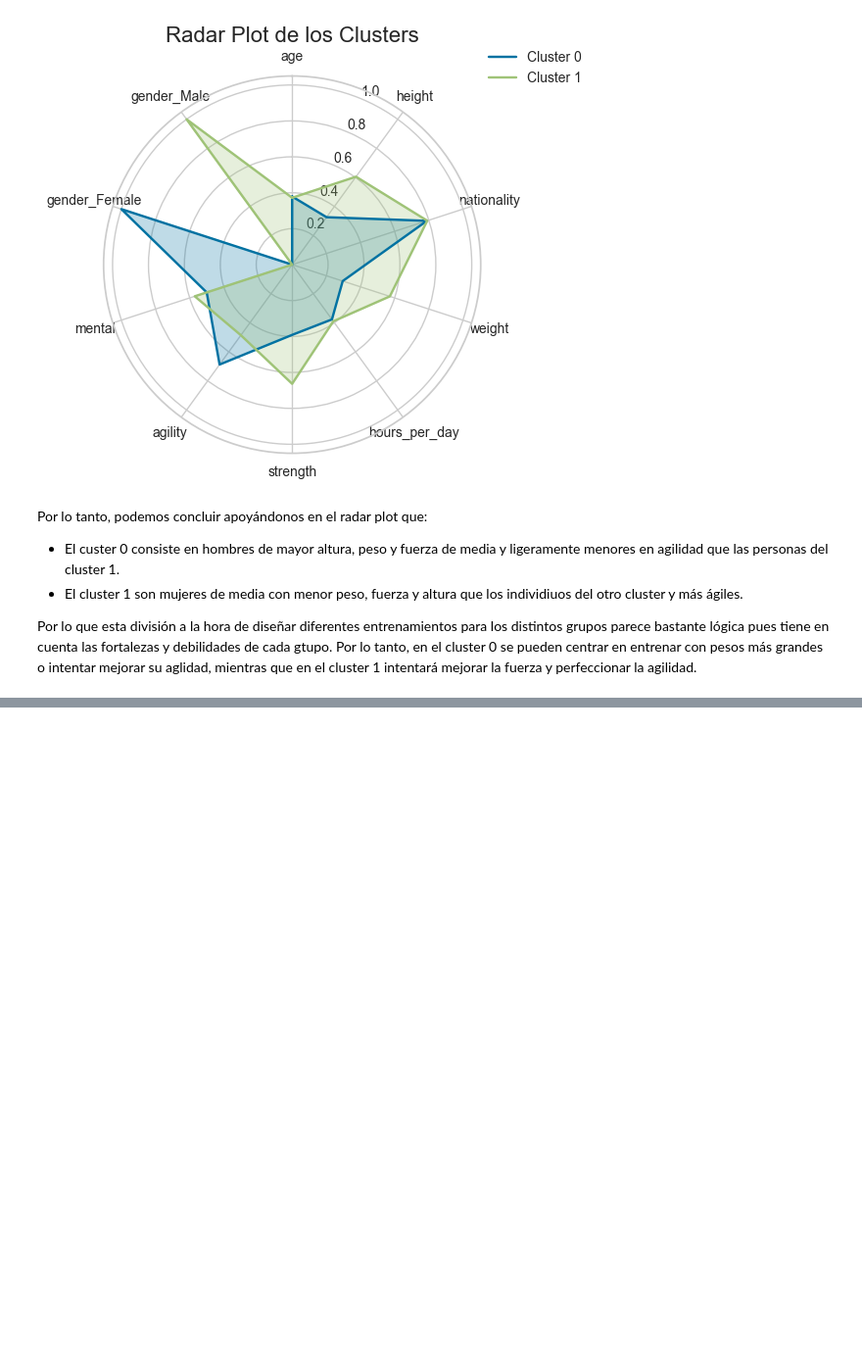
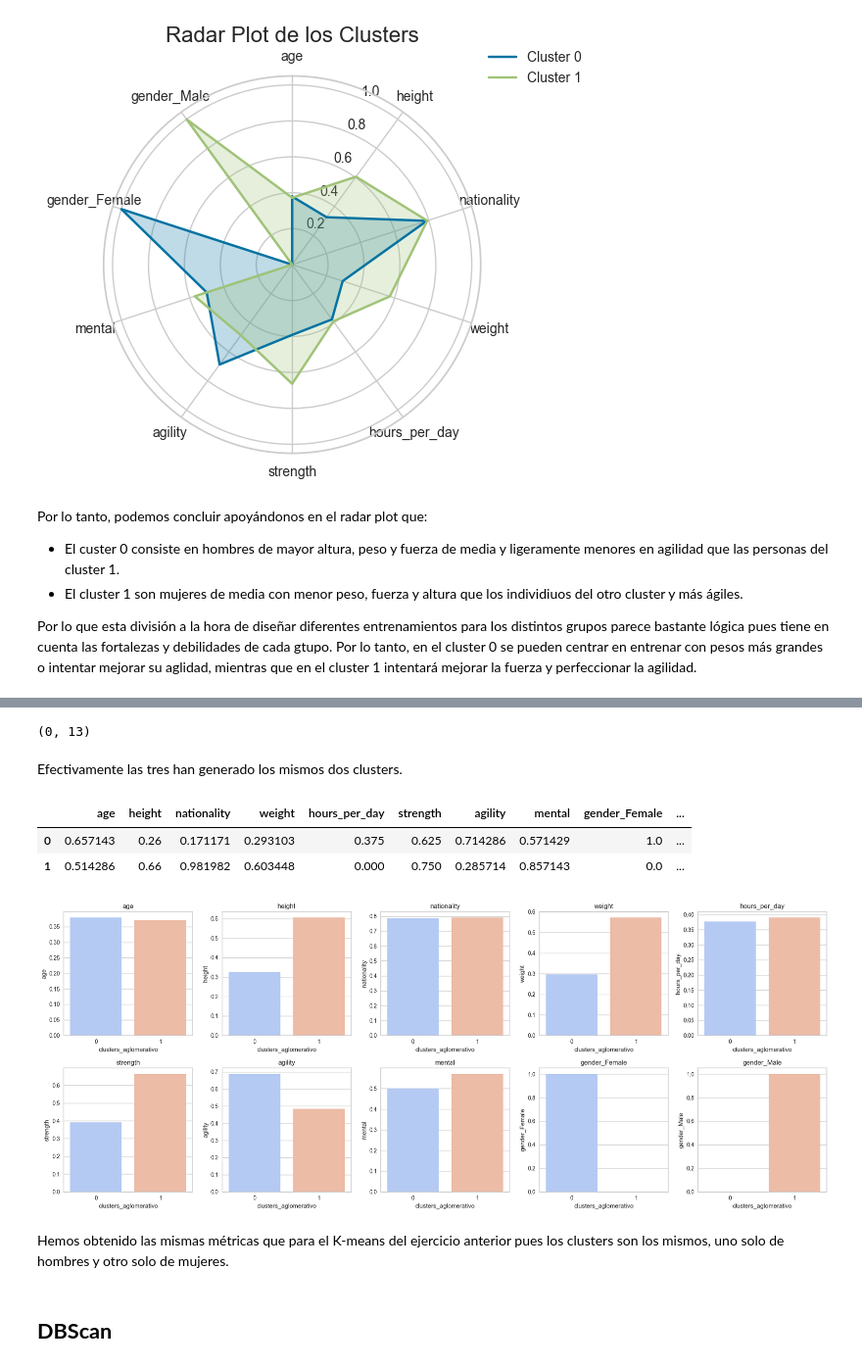
Before and after one commit to elenacano/laboratorio-modulo9-leccion01-clustering, a Jupyter notebook: laboratorio-clustering.ipynb, the cells around one changed output, grey strips where cells are left out. Shown at 98% size. Drawn from its saved outputs; the diff is of its cells as text; code cells hidden in the pictures; blank space fills up the shorter version.

```diff
--- a/laboratorio-clustering.ipynb
+++ b/laboratorio-clustering.ipynb
@@ -329,0 +361,2 @@ Por lo que esta división a la hora de diseñar diferentes entrenamientos para l
+# %%
+df_aglomerativo = cluster.modelo_aglomerativo()
@@ -329,0 +385,19 @@ Por lo que esta división a la hora de diseñar diferentes entrenamientos para l
+# %%
+df_clusters = df_encoded_outliers_scaled.copy()
+
+for i in range(3):
+
+    linkage = df_aglomerativo.iloc[i,:]["linkage"]
+    metric = df_aglomerativo.iloc[i,:]["metric"]
+    n_clusters=df_aglomerativo.iloc[i,:]["n_cluster"]
+    print(f"cluster_{linkage}_{metric}_{n_clusters}")
+
+    modelo = AgglomerativeClustering(
+                    linkage=linkage,
+                    metric=metric,
+                    distance_threshold=None,  # Para buscar n_clusters
+                    n_clusters=n_clusters, # Cambia esto según tu análisis
+                )
+
+    labels = modelo.fit_predict(df_clusters)
+    df_clusters[f"cluster_{linkage}_{metric}_{n_clusters}"] = labels
@@ -329,0 +425,23 @@ Por lo que esta división a la hora de diseñar diferentes entrenamientos para l
+# %%
+filtro = ~((df_clusters["cluster_single_cosine_2"] == df_clusters["cluster_complete_cosine_2"]) & (df_clusters["cluster_complete_cosine_2"] == df_clusters["cluster_average_cosine_2"]))
+df_clusters[filtro].shape
+# %% [output]
+(0, 13)
+# %% [markdown]
+Efectivamente las tres han generado los mismos dos clusters.
+# %%
+df_clusters["clusters_aglomerativo"] = df_clusters["cluster_single_cosine_2"]
+df_clusters.drop(columns=["cluster_single_cosine_2", "cluster_complete_cosine_2", "cluster_average_cosine_2"], inplace=True)
+df_clusters.head(2)
+# %% [output]
+|  | age | height | nationality | weight | hours_per_day | strength | agility | mental | gender_Female | ... |
+| 0 | 0.657143 | 0.26 | 0.171171 | 0.293103 | 0.375 | 0.625 | 0.714286 | 0.571429 | 1.0 | ... |
+| 1 | 0.514286 | 0.66 | 0.981982 | 0.603448 | 0.000 | 0.750 | 0.285714 | 0.857143 | 0.0 | ... |
+# %%
+cluster.plot_clusters(df=df_clusters, col_clusters="clusters_aglomerativo")
+# %% [output]
+[figure, added]
+# %% [markdown]
+Hemos obtenido las mismas métricas que para el K-means del ejercicio anterior pues los clusters son los mismos, uno solo de hombres y otro solo de mujeres.
+# %% [markdown]
+## **DBScan**
```
Also changed, not shown: parts of 18 cells of this notebook, 1 other file.
